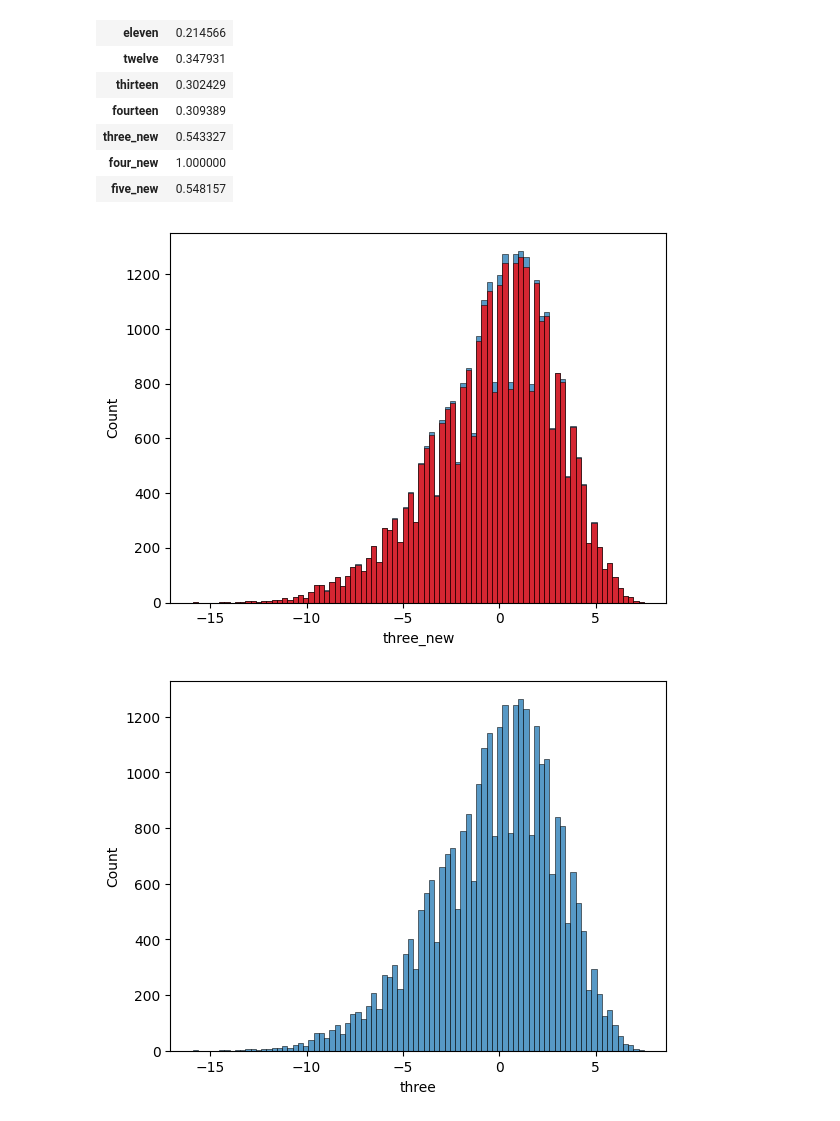
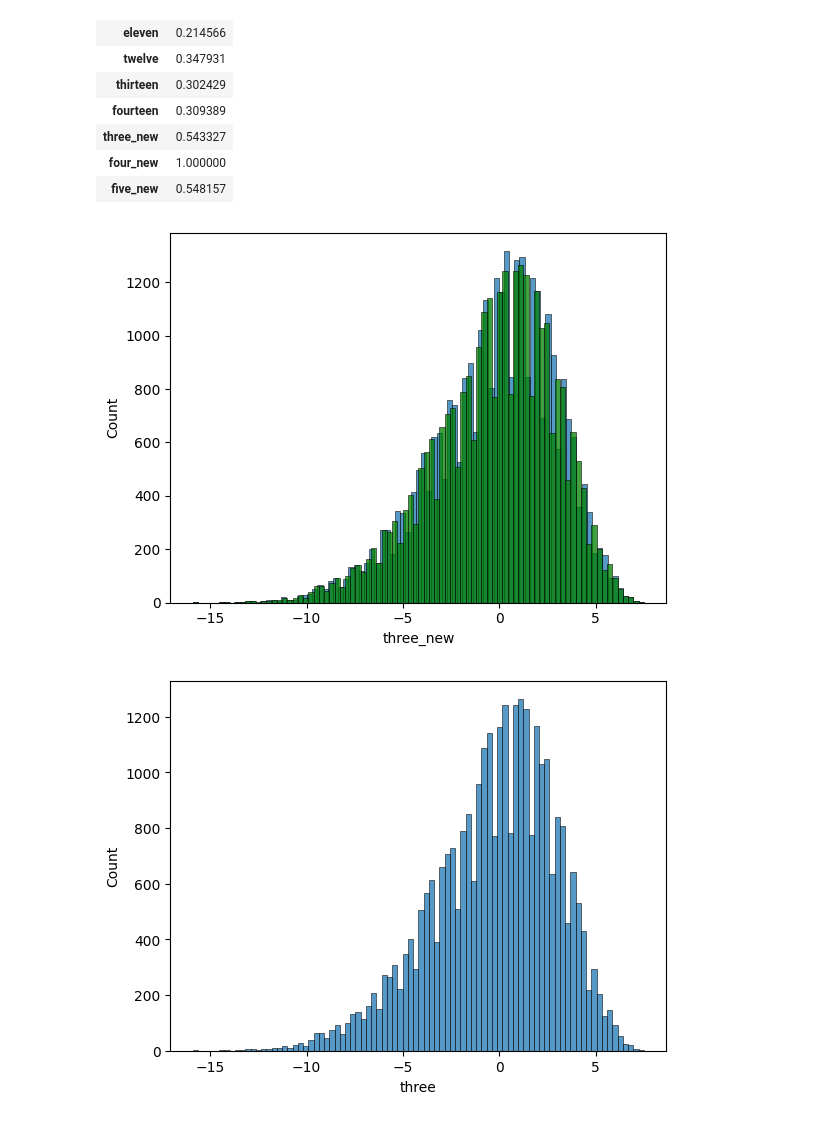
Before and after one commit to Behnekoogol/Time-series-Dataset, a Jupyter notebook: Lab.ipynb, the cells around one changed output. Cells and saved outputs as stored; diff of their text form; code cells hidden in the pictures.

```diff
--- a/Lab.ipynb
+++ b/Lab.ipynb
@@ -10,7 +10,7 @@ import seaborn as sns
 # %% [markdown]
 ### Loading the Data
 # %%
-df = pd.read_csv('Behzad_01_training.csv')
+df = pd.read_csv('Time-series-Dataset/Behzad_01_training.csv')
 # %%
 df.head()
 # %% [output]
@@ -298,10 +298,13 @@ Index(['one', 'two', 'three', 'four', 'five', 'six', 'seven', 'eight', 'nine',
 
 We measure the values with respect
 # %%
-
-df['three_new'] = df['three'].fillna(df.groupby(['four', 'five'])['three'].transform('mean'))
-df['four_new'] = df['four'].fillna(df.groupby(['three', 'five'])['four'].transform('mean'))
-df['five_new'] = df['five'].fillna(df.groupby(['four', 'three'])['five'].transform('mean'))
+# NOT THIS
+#df['three_new'] = df['three'].fillna(df.groupby(['four', 'five'])['three'].transform('mean'))
+#df['four_new'] = df['four'].fillna(df.groupby(['three', 'five'])['four'].transform('mean'))
+#df['five_new'] = df['five'].fillna(df.groupby(['four', 'three'])['five'].transform('mean'))
+# %%
+# Forward fill (THIS ONE WORKS)
+df['three_new'] = df['three'].ffill()
 # %%
 df
 # %% [output]
@@ -363,9 +366,9 @@ df.corr()[['four']].style.background_gradient(cmap='coolwarm')
 | five_new | 0.548157 |
 # %%
 ax = sns.histplot(df.three_new)
-ax = sns.histplot(df.three, ax=ax, color='r', label='three')
+ax = sns.histplot(df.three, ax=ax, color='g', label='three')
 # %% [output]
-[figure, old version]
+[figure, new version]
 # %%
 ax = sns.histplot(df.three)
 # %% [output]
```
Also changed, not shown: parts of 4 cells of this notebook.
